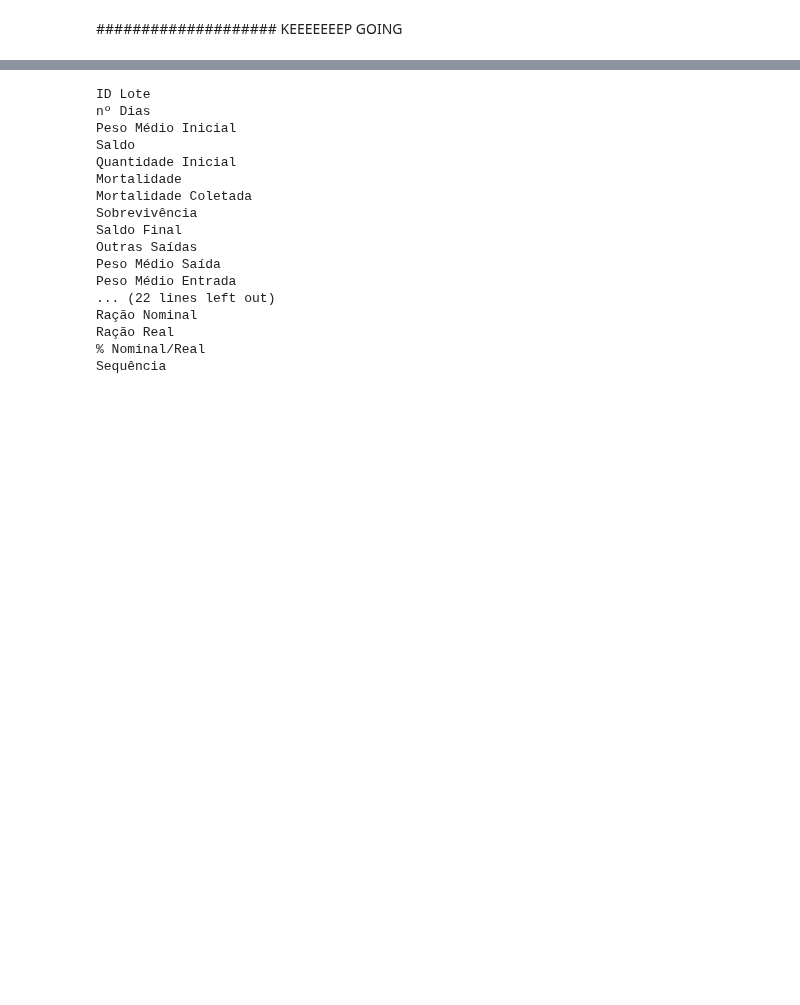
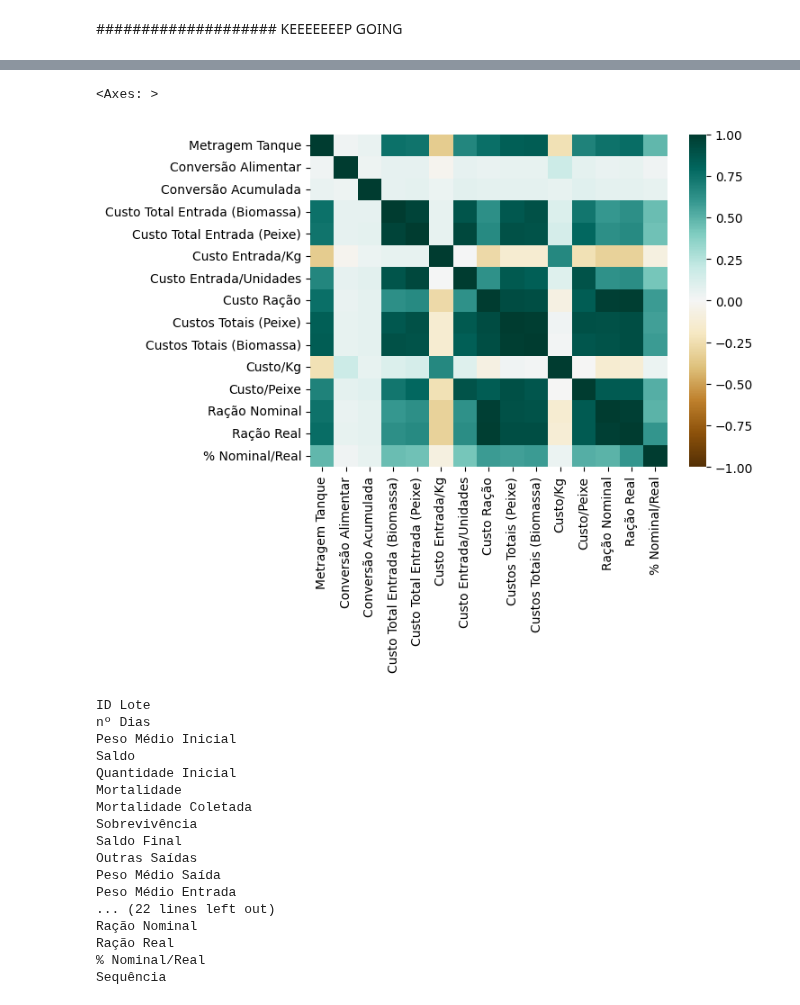
Before and after one commit to crisGriebler/IRD, a Jupyter notebook: fish/data_BZF_prod.ipynb, the cells around one changed output, grey strips where cells are left out. Drawn from its saved outputs; the diff is of its cells as text; code cells hidden in the pictures; blank space fills up the shorter version.

```diff
--- a/fish/data_BZF_prod.ipynb
+++ b/fish/data_BZF_prod.ipynb
@@ -269,0 +300,10 @@ prod_num2.describe()
+# %%
+prod_num2 = prod_num2.drop(columns=[
+'Custo Insumos',
+'Custo Alevinos',
+'Custo Indireto',
+'Densidade Máxima',
+'Sequência'
+])
+
+prod_num2.describe()
@@ -270,3 +495,9 @@ prod_num2.describe()
+# %%
+sns.heatmap(prod_num2.corr(),
+           vmin = -1, vmax = 1, cmap = 'BrBG')
+# %% [output]
+<Axes: >
+[figure, added]
 # %%
 for col in prod_num.columns:
     print(col)
```
Also changed, not shown: parts of 24 cells of this notebook.
